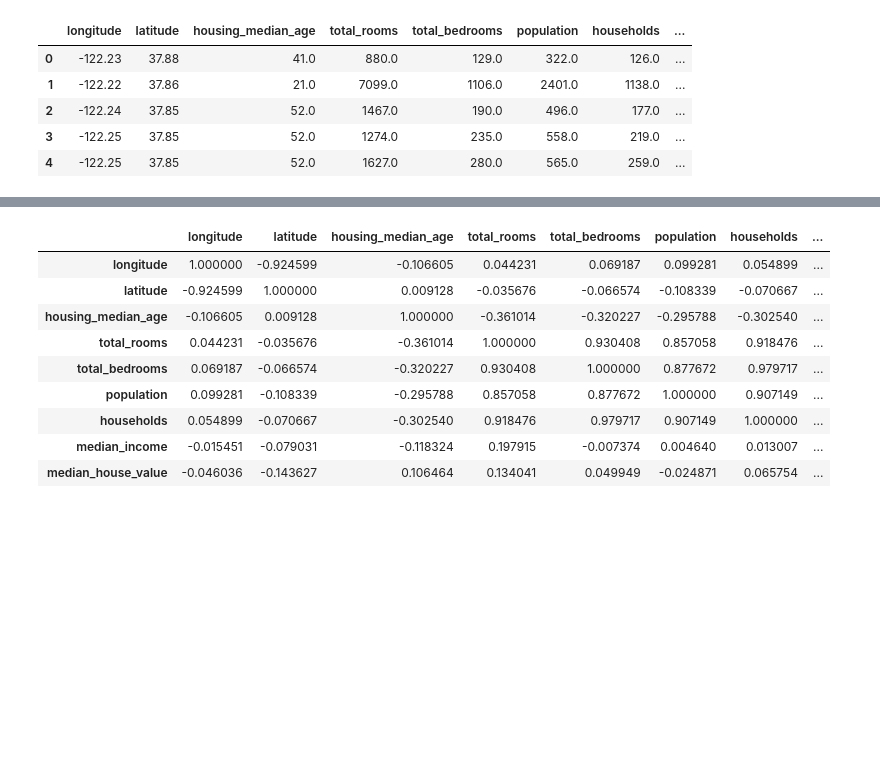
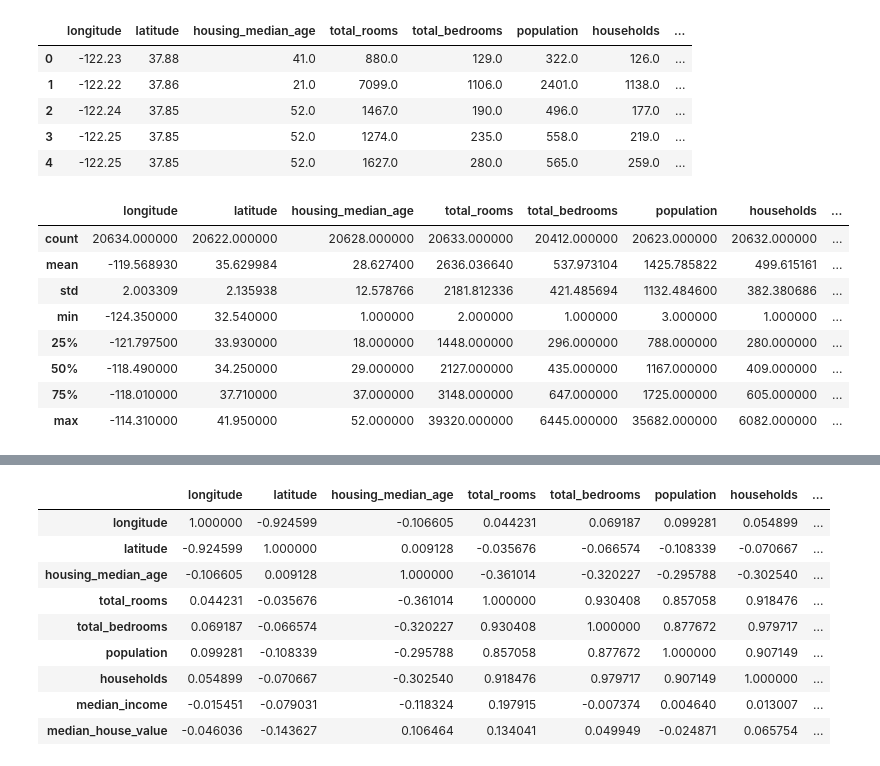
Before and after one commit to amy-boncelet/homework1, a Jupyter notebook: pages/test_code.ipynb, the cells around one changed output, grey strips where cells are left out. Saved outputs shown, nothing was run; the diff lists cells and outputs as text; code cells hidden in the pictures; blank space fills up the shorter version.

```diff
--- a/pages/test_code.ipynb
+++ b/pages/test_code.ipynb
@@ -10,4 +10,4 @@ import os
 import tarfile
 import urllib.request
 # %%
-df = pd.read_csv('datasets\housing\housing_paml.csv')
+df = pd.read_csv('C:\\Users\\abonc\\OneDrive\\Documents\\GitHub\\homework1\\datasets\\housing\\housing_paml.csv')
@@ -22,3 +20,15 @@ df.head()
 | 2 | -122.24 | 37.85 | 52.0 | 1467.0 | 190.0 | 496.0 | 177.0 | ... |
 | 3 | -122.25 | 37.85 | 52.0 | 1274.0 | 235.0 | 558.0 | 219.0 | ... |
 | 4 | -122.25 | 37.85 | 52.0 | 1627.0 | 280.0 | 565.0 | 259.0 | ... |
+# %%
+df.describe()
+# %% [output]
+|  | longitude | latitude | housing_median_age | total_rooms | total_bedrooms | population | households | ... |
+| count | 20634.000000 | 20622.000000 | 20628.000000 | 20633.000000 | 20412.000000 | 20623.000000 | 20632.000000 | ... |
+| mean | -119.568930 | 35.629984 | 28.627400 | 2636.036640 | 537.973104 | 1425.785822 | 499.615161 | ... |
+| std | 2.003309 | 2.135938 | 12.578766 | 2181.812336 | 421.485694 | 1132.484600 | 382.380686 | ... |
+| min | -124.350000 | 32.540000 | 1.000000 | 2.000000 | 1.000000 | 3.000000 | 1.000000 | ... |
+| 25% | -121.797500 | 33.930000 | 18.000000 | 1448.000000 | 296.000000 | 788.000000 | 280.000000 | ... |
+| 50% | -118.490000 | 34.250000 | 29.000000 | 2127.000000 | 435.000000 | 1167.000000 | 409.000000 | ... |
+| 75% | -118.010000 | 37.710000 | 37.000000 | 3148.000000 | 647.000000 | 1725.000000 | 605.000000 | ... |
+| max | -114.310000 | 41.950000 | 52.000000 | 39320.000000 | 6445.000000 | 35682.000000 | 6082.000000 | ... |
```
Also changed, not shown: parts of 2 cells of this notebook, 3 other files.
